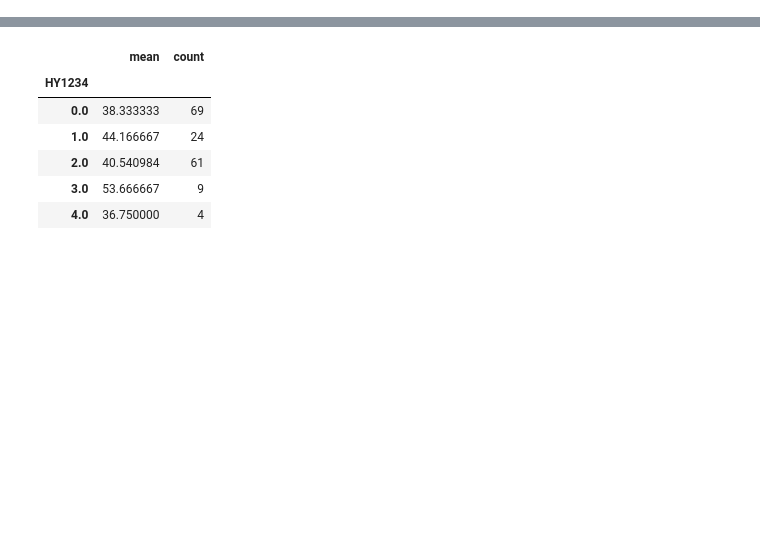
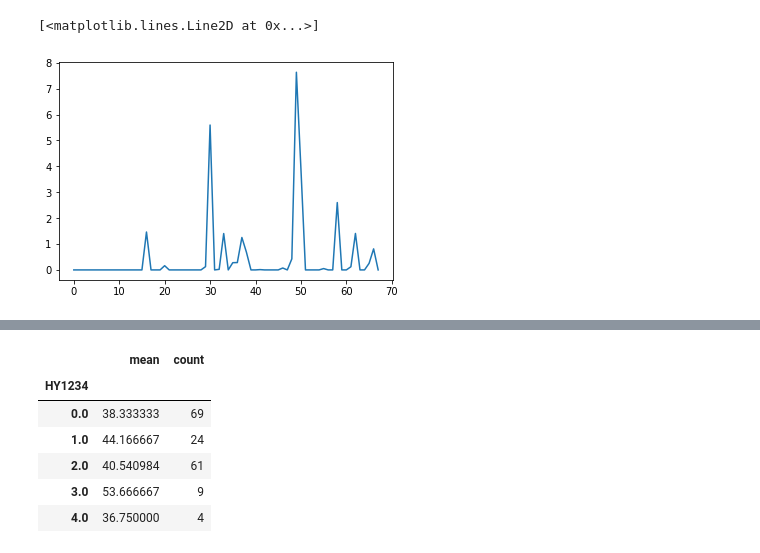
Before and after one commit to kurmukovai/ebm-progression, a Jupyter notebook: notebooks/1_testing.ipynb, the cells around one changed output, grey strips where cells are left out. Drawn from its saved outputs; the diff is of its cells as text; code cells hidden in the pictures; blank space fills up the shorter version.

```diff
--- a/notebooks/1_testing.ipynb
+++ b/notebooks/1_testing.ipynb
@@ -39,0 +89,5 @@ sub = pd.merge(left=df[['SubjID', 'site', 'cohort', 'HY1234']], right=test, on='
+# %%
+plt.plot(np.exp(probas[2]))
+# %% [output]
+[<matplotlib.lines.Line2D at 0x...>]
+[figure, added]
```
Also changed, not shown: parts of 19 cells of this notebook, 1 other file.
